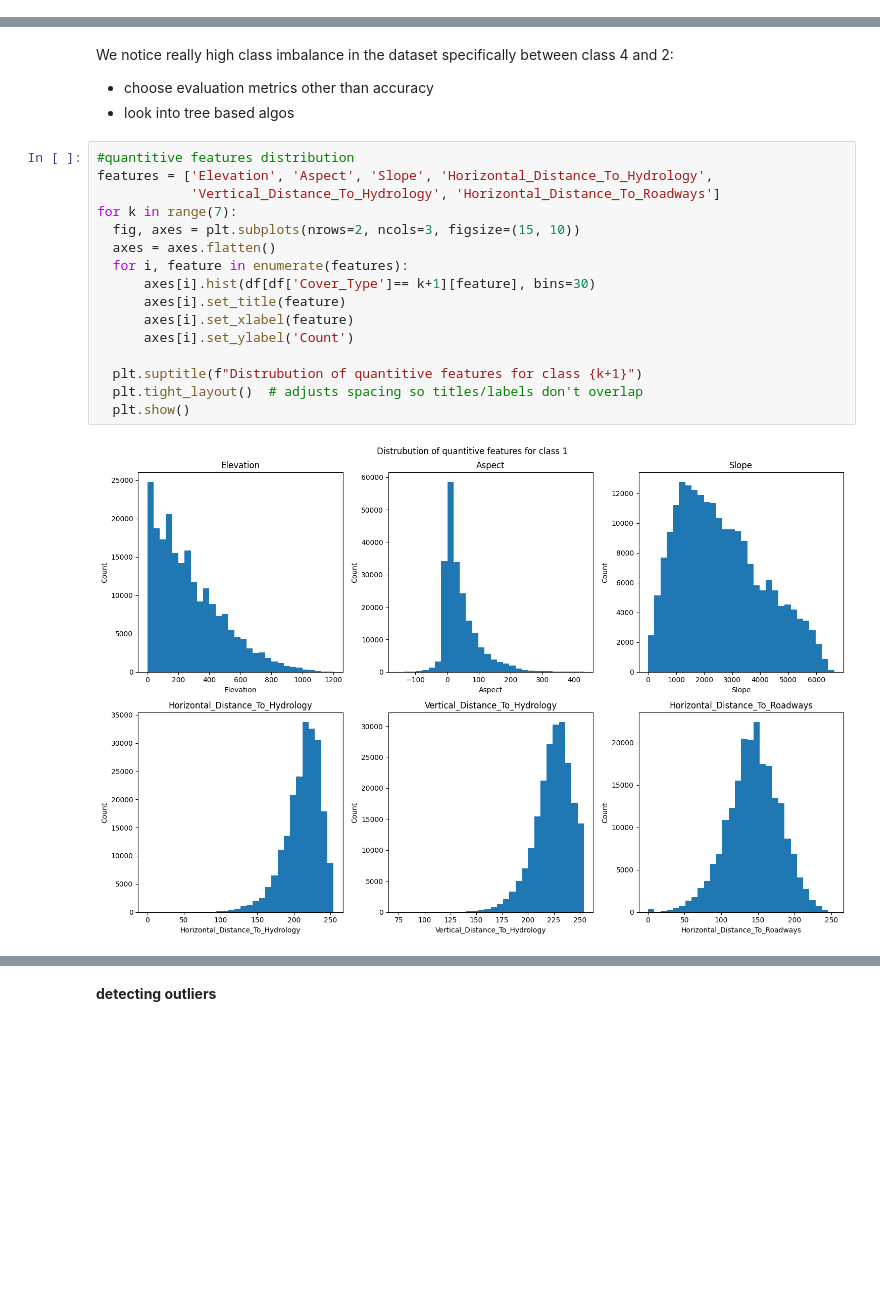
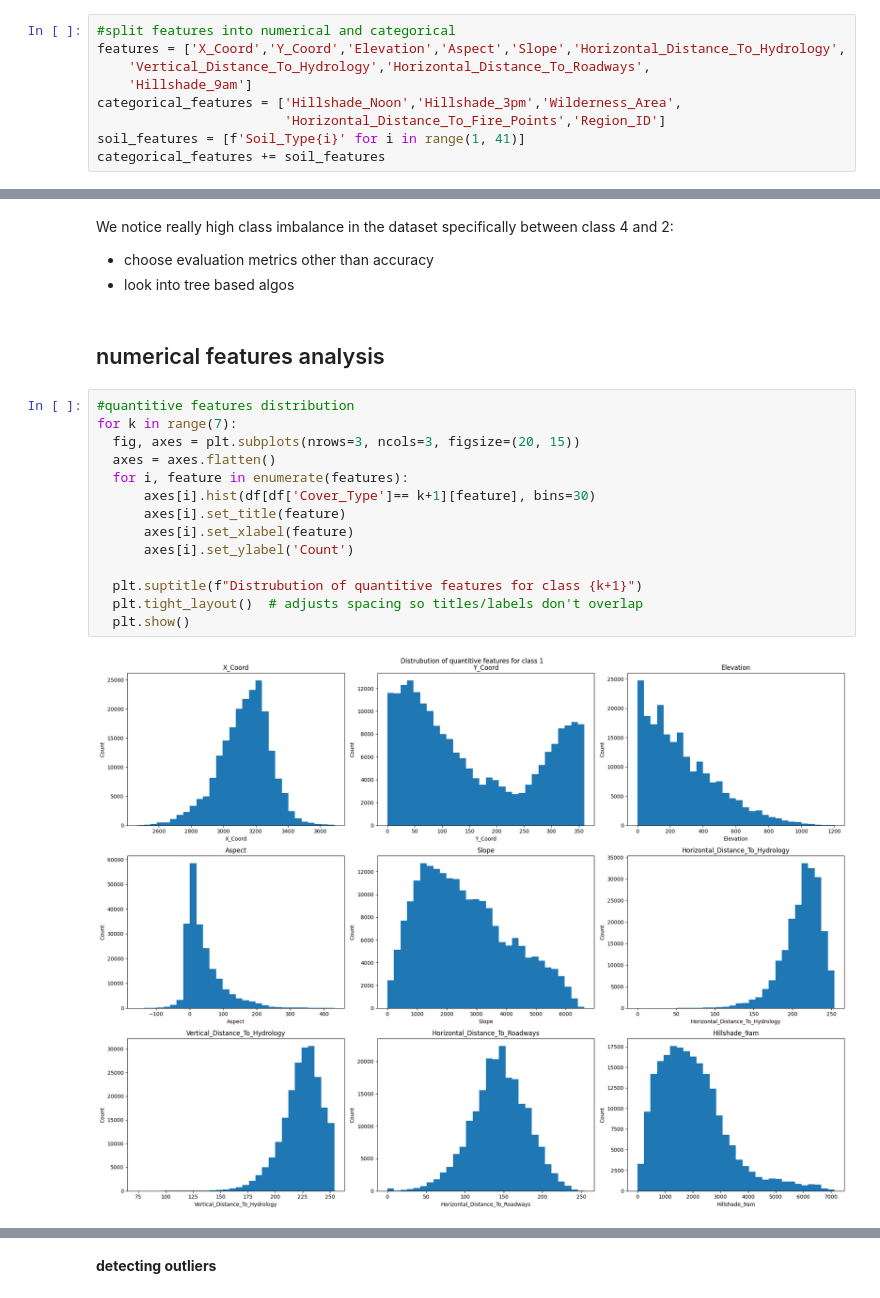
Before and after one commit to hiba-khadir/cover-type-classifcation, a Jupyter notebook: ForestCover.ipynb, the cells around one changed output, grey strips where cells are left out. Saved outputs shown, nothing was run; the diff lists cells and outputs as text; blank space fills up the shorter version.

Commit message:
full EDA ( both categorical and numeric features)

```diff
--- a/ForestCover.ipynb
+++ b/ForestCover.ipynb
@@ -72,5 +69,14 @@ df.head()
 | 3 | 2785 | 155 | 18 | 242 | 118 | 3090 | 238 | 238 | ... |
 | 4 | 2595 | 45 | 2 | 153 | -1 | 391 | 220 | 234 | ... |
 5 rows × 55 columns
+# %%
+#split features into numerical and categorical
+features = ['X_Coord','Y_Coord','Elevation','Aspect','Slope','Horizontal_Distance_To_Hydrology',
+    'Vertical_Distance_To_Hydrology','Horizontal_Distance_To_Roadways',
+    'Hillshade_9am']
+categorical_features = ['Hillshade_Noon','Hillshade_3pm','Wilderness_Area',
+                        'Horizontal_Distance_To_Fire_Points','Region_ID']
+soil_features = [f'Soil_Type{i}' for i in range(1, 41)]
+categorical_features += soil_features
 # %%
 #dispersion
@@ -124,21 +156,21 @@ Name: count, dtype: float64
 We notice really high class imbalance in the dataset specifically between class 4 and 2:
 - choose evaluation metrics other than accuracy
 - look into tree based algos
+# %% [markdown]
+## numerical features analysis
 # %%
 #quantitive features distribution
-features = ['Elevation', 'Aspect', 'Slope', 'Horizontal_Distance_To_Hydrology',
-            'Vertical_Distance_To_Hydrology', 'Horizontal_Distance_To_Roadways']
 for k in range(7):
-  fig, axes = plt.subplots(nrows=2, ncols=3, figsize=(15, 10))
+  fig, axes = plt.subplots(nrows=3, ncols=3, figsize=(20, 15))
   axes = axes.flatten()
   for i, feature in enumerate(features):
       axes[i].hist(df[df['Cover_Type']== k+1][feature], bins=30)
       axes[i].set_title(feature)
       axes[i].set_xlabel(feature)
       axes[i].set_ylabel('Count')
 
   plt.suptitle(f"Distrubution of quantitive features for class {k+1}")
   plt.tight_layout()  # adjusts spacing so titles/labels don't overlap
   plt.show()
 # %% [output]
-[figure, old version]
+[figure, new version]
```
Also changed, not shown: parts of 23 cells of this notebook.
